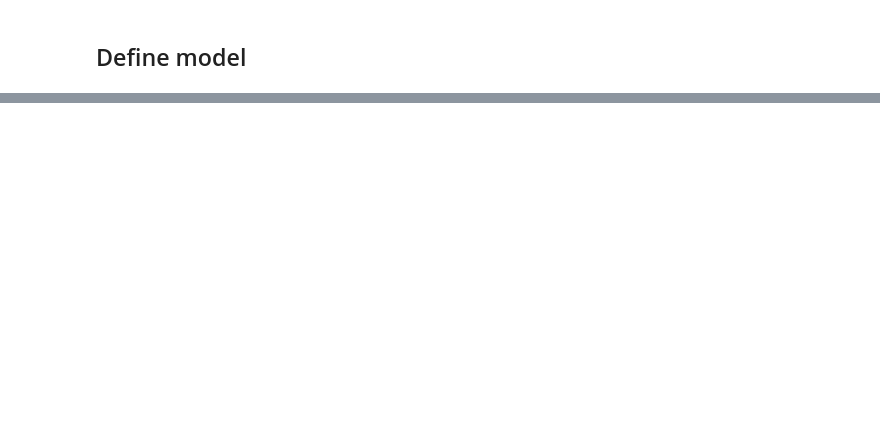
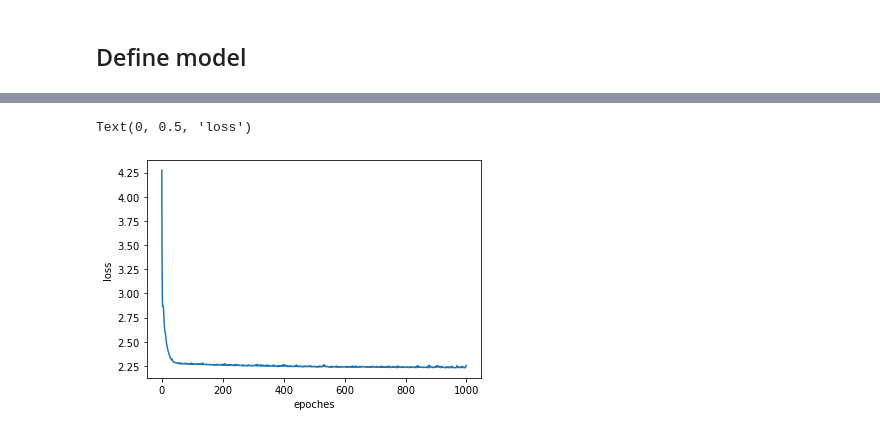
Before and after one commit to StevenZMonash/GW_prior, a Jupyter notebook: examples/training.ipynb, the cells around one changed output, grey strips where cells are left out. Drawn from its saved outputs; the diff is of its cells as text; code cells hidden in the pictures; blank space fills up the shorter version.

Commit message:
Data type working, now testing different models

```diff
--- a/examples/training.ipynb
+++ b/examples/training.ipynb
@@ -48,10 +61,0 @@ train_q, test_q, train_xeff, test_xeff, train_p_a1, test_p_a1, train_a1, test_a1
-# %%
-# convert to nparray
-train_q = train_q.values
-test_q = test_q.values
-train_xeff = train_xeff.values
-test_xeff = test_xeff.values
-train_p_a1 = train_p_a1.values
-test_p_a1 = test_p_a1.values
-train_a1 = train_a1.values
-test_a1 = test_a1.values
@@ -58,15 +64,19 @@ test_a1 = test_a1.values
+# %%
+train_q_xeff = np.stack((train_q, train_xeff), axis=1)
 # %% [markdown]
 ## Define model
 # %%
-# define model which take input of q and xeff and output p_a1 and a1
-# input 2 dim, output 2 arrays
-Input = keras.Input(shape=(2,))
-dense = Dense(128, activation='relu')(Input)
-dense = Dense(256, activation='relu')(dense)
-output1 = Dense(500, activation='relu')(dense)
-output2 = Dense(500, activation='relu')(dense)
+# define model which take input of q, xeff, and a and output p
+# input 2 numbers and 1 array, output 1 array with 500 elements
+Input1 = keras.Input(shape=(2,)) # q, xeff
+Input2 = keras.Input(shape=(500,)) # a1
+merged = keras.layers.concatenate([Input1, Input2]) # q, xeff, a1 merged together
+output = keras.layers.Dense(500, activation='relu')(merged) # 1 fully connected layer
 
-model = Model(inputs=Input, outputs=[output1, output2])
-model.compile(optimizer='adam',loss='mse')
-history = model.fit([train_q, train_xeff], [train_p_a1, train_a1], epochs=100, batch_size=8)
+model = Model(inputs=[Input1,Input2], outputs=output)
+model.compile(optimizer='adam',
+                loss='mse',
+                metrics= ['accuracy'])
+
+history = model.fit([train_q_xeff,train_a1], train_p, epochs=10000, batch_size=32)
 # %% [output]
@@ -73,0 +100,7 @@ ValueError: Failed to convert a NumPy array to a Tensor (Unsupported object type
+# %%
+plt.plot(history.history['loss'])
+plt.xlabel('epoches')
+plt.ylabel('loss')
+# %% [output]
+Text(0, 0.5, 'loss')
+[figure, added]
```
Also changed, not shown: parts of 6 cells of this notebook, 1 other file.
